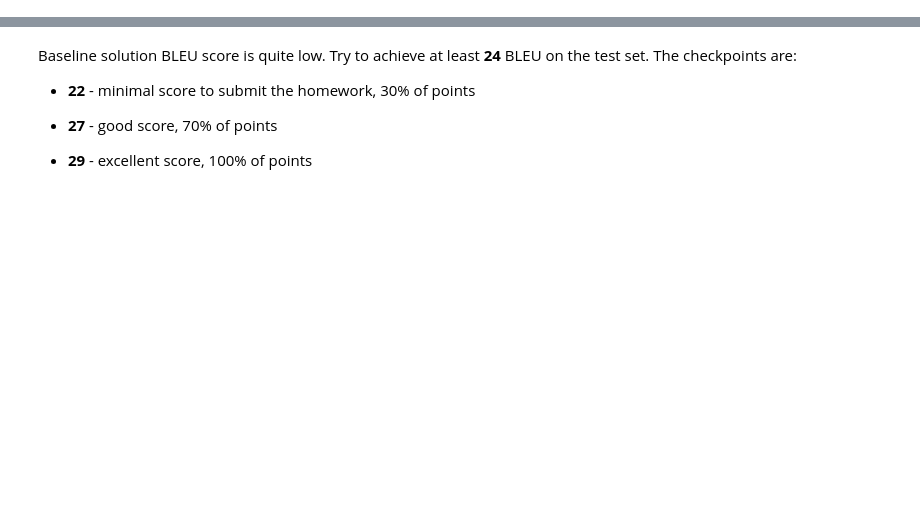
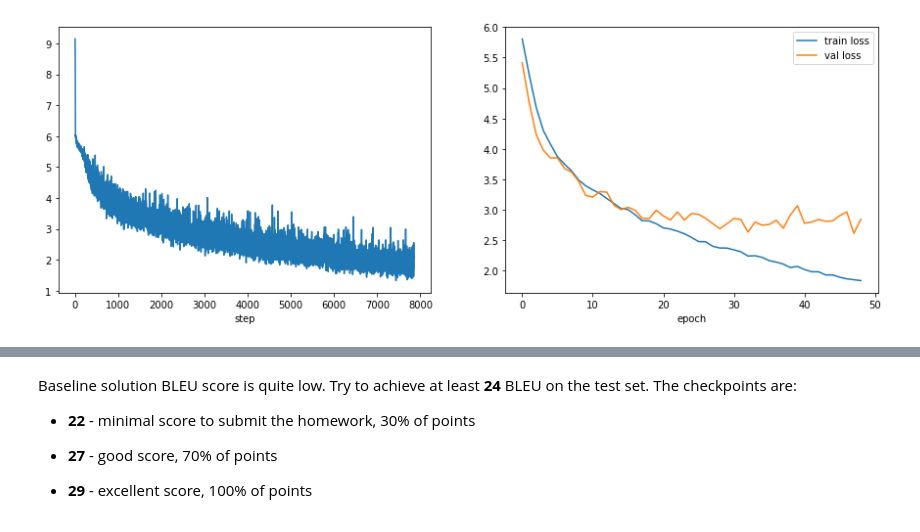
Before and after one commit to girafe-ai/ml-course, a Jupyter notebook: homeworks_advanced/Lab1_NLP/Lab1_NLP_part2_NMT.ipynb, the cells around one changed output, grey strips where cells are left out. Saved outputs shown, nothing was run; the diff lists cells and outputs as text; code cells hidden in the pictures; blank space fills up the shorter version.

Commit message:
Refactor the 2nd part of Lab1 Move the utility files contents into the notebook and remove them

```diff
--- a/homeworks_advanced/Lab1_NLP/Lab1_NLP_part2_NMT.ipynb
+++ b/homeworks_advanced/Lab1_NLP/Lab1_NLP_part2_NMT.ipynb
@@ -449,0 +45,7 @@ corpus_bleu([[text] for text in original_text], generated_text) * 100
+# %%
+with open("data.txt") as f:
+    data = [l.rstrip().split("\t") for l in f]
+
+print(f"Dataset size {len(data):,}")
+print("Sample:")
+data[:5]
@@ -449,0 +166,4 @@ corpus_bleu([[text] for text in original_text], generated_text) * 100
+# %%
+def encode(sent, vocab):
+    tokenized = [sos_token] + tokenize(sent) + [eos_token]
+    return [vocab[tok] for tok in tokenized]
@@ -449,0 +275,5 @@ corpus_bleu([[text] for text in original_text], generated_text) * 100
+# %%
+device = torch.device("cuda:0" if torch.cuda.is_available() else "cpu")
+enc = Encoder(len(src_vocab), emb_dim=256, hid_dim=512, n_layers=2, dropout=0.5)
+dec = Decoder(len(trg_vocab), emb_dim=256, hid_dim=512, n_layers=2, dropout=0.5)
+model = Seq2Seq(enc, dec).to(device)
@@ -449,0 +295,71 @@ corpus_bleu([[text] for text in original_text], generated_text) * 100
+# %%
+optimizer = torch.optim.Adam(model.parameters())
+criterion = nn.CrossEntropyLoss(ignore_index=trg_vocab[pad_token])
+loss_history, train_loss_history, val_loss_history = [], [], []
+# %%
+import matplotlib.pyplot as plt
+from IPython.display import clear_output
+from torch.nn.utils import clip_grad_norm_
+
+
+# Please don't use tensorboard here.
+# It doesn't save the training plots in the notebook.
+n_epochs = 50
+clip = 1
+for epoch in range(n_epochs):
+    model.train()
+    train_loss = 0
+    for src, trg in train_dataloader:
+        src, trg = src.to(device), trg.to(device)
+        output = model(src, trg)
+
+        output = output.view(-1, output.shape[-1])
+        trg = trg[1:].view(-1)
+
+        loss = criterion(output, trg)
+        optimizer.zero_grad()
+        loss.backward()
+        clip_grad_norm_(model.parameters(), clip)
+        optimizer.step()
+
+        train_loss += loss.item()
+        loss_history.append(loss.item())
+
+        if len(loss_history) % 10 == 0:
+            clear_output(wait=True)
+
+            plt.figure(figsize=(15, 5))
+
+            plt.subplot(121)
+            plt.plot(loss_history)
+            plt.xlabel("step")
+
+            plt.subplot(122)
+            plt.plot(train_loss_history, label="train loss")
+            plt.plot(val_loss_history, label="val loss")
+            plt.xlabel("epoch")
+            plt.legend()
+
+            plt.show()
+
+    train_loss /= len(train_dataloader)
+    train_loss_history.append(train_loss)
+
+    model.eval()
+    val_loss = 0
+    with torch.no_grad():
+        for src, trg in val_dataloader:
+            src, trg = src.to(device), trg.to(device)
+            output = model(src, trg)
+
+            output = output.view(-1, output.shape[-1])
+            trg = trg[1:].view(-1)
+
+            loss = criterion(output, trg)
+
+            val_loss += loss.item()
+
+    val_loss /= len(val_dataloader)
+    val_loss_history.append(val_loss)
+# %% [output]
+[figure, added]
```
Also changed, not shown: parts of 69 cells of this notebook, 2 other files.
